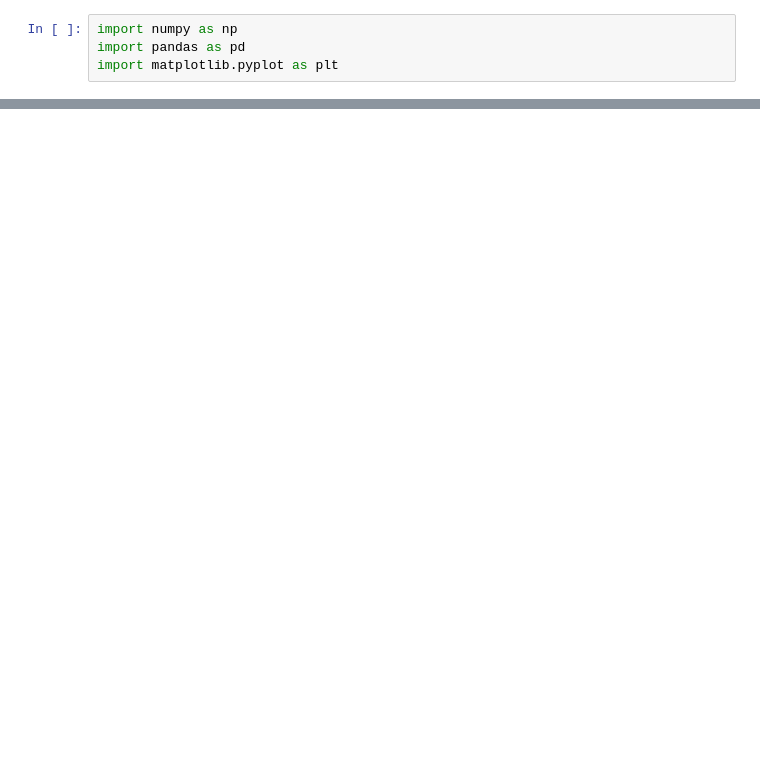
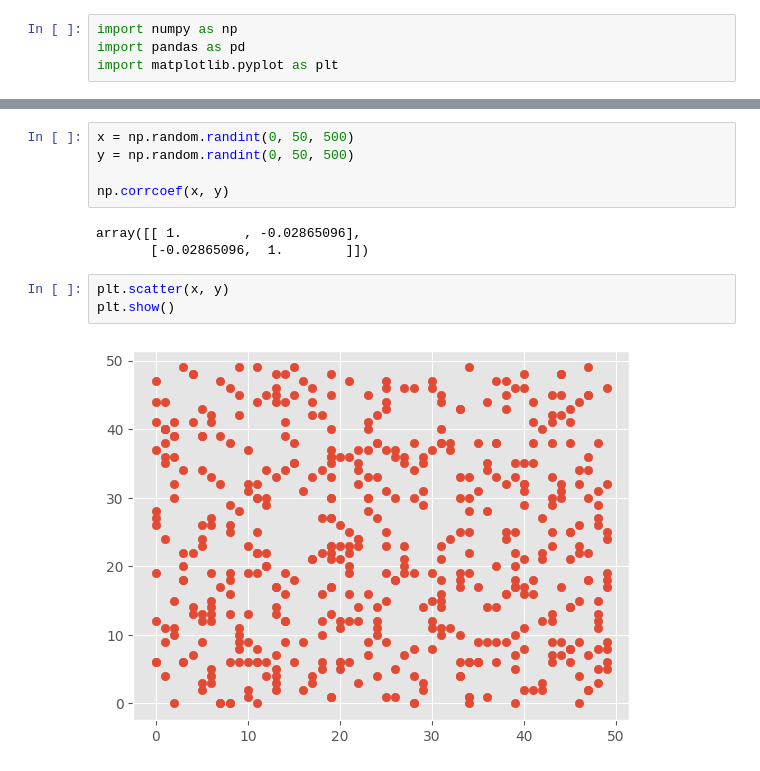
Before and after one commit to radhikasharma-0203/Reinforcement-Learning-21csu462, a Jupyter notebook: RLL2.ipynb, the cells around one changed output, grey strips where cells are left out. Saved outputs shown, nothing was run; the diff lists cells and outputs as text; blank space fills up the shorter version.

```diff
--- a/RLL2.ipynb
+++ b/RLL2.ipynb
@@ -126,0 +157,13 @@ plt.show()
+# %%
+x = np.random.randint(0, 50, 500)
+y = np.random.randint(0, 50, 500)
+
+np.corrcoef(x, y)
+# %% [output]
+array([[ 1.        , -0.02865096],
+       [-0.02865096,  1.        ]])
+# %%
+plt.scatter(x, y)
+plt.show()
+# %% [output]
+[figure, added]
```
Also changed, not shown: parts of 10 cells of this notebook.
